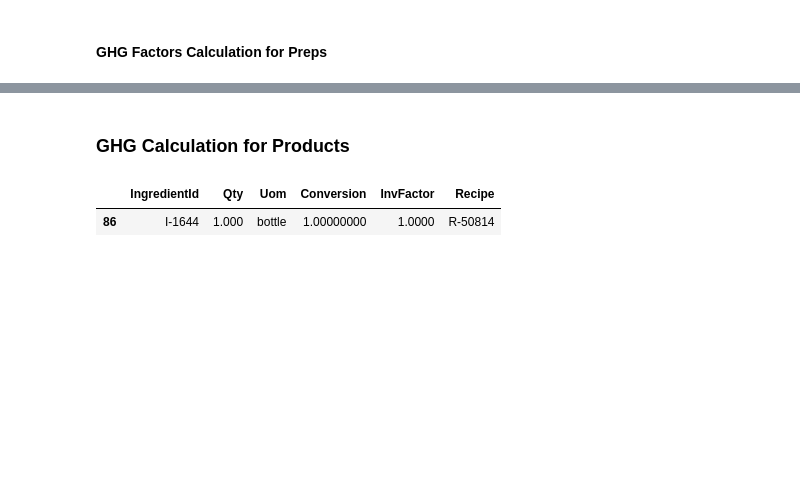
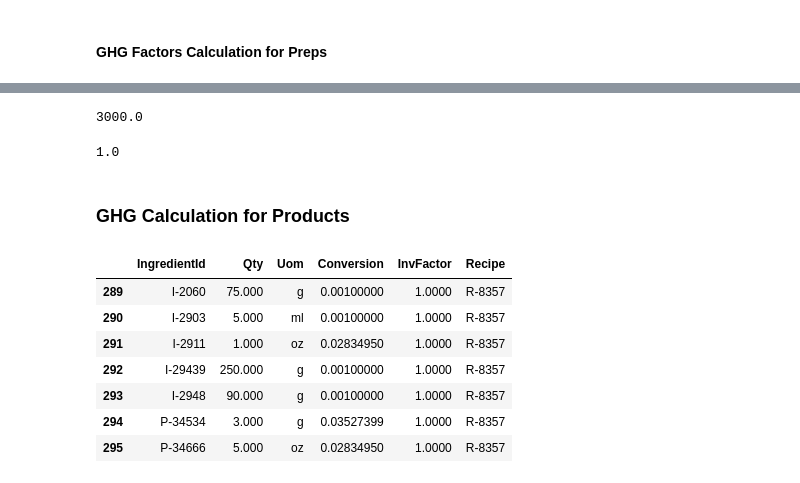
Before and after one commit to silviaaaaaaa/cffs-label, a Jupyter notebook: data analysis/ingre_analysis.ipynb, the cells around one changed output, grey strips where cells are left out. Drawn from its saved outputs; the diff is of its cells as text; code cells hidden in the pictures; blank space fills up the shorter version.

```diff
--- a/data analysis/ingre_analysis.ipynb
+++ b/data analysis/ingre_analysis.ipynb
@@ -610,17 +579,29 @@ Preps['GHG Emission/g'] = 0
 # %%
 def get_items_prep_ghgf(index, row):
     ingres = Ingredients.loc[Ingredients['Recipe'] == Preps.loc[index,'PrepId']]
+    #print(ingres)
     ghgf = Preps.loc[index, 'GHG Emission/g']
     for idx, row in ingres.iterrows():
         ingre = ingres.loc[idx,'IngredientId']
         if ingre.startswith('I'):
             ghge = mapping.loc[mapping['ItemId'] == ingre, 'Active Total Supply Chain Emissions (kg CO2 / kg food)']
             #print(ghge)
-            if ingres.loc[idx,'Uom'] in ['g', 'ml', 'Kg']:
-                weight = float(ingres.loc[idx,'Conversion'])*float(ingres.loc[idx,'InvFactor'])
-                #print(weight)
+            if Preps.loc[index,'PakUOM'] in ['L', 'Kg'] and ingres.loc[idx,'Uom'] in ['L', 'Kg']:
+                weight = float(ingres.loc[idx,'InvFactor'])
+                #print(weight, ghge)
                 ghgf += weight*float(ghge)
-                #print(ghgf)
+            if Preps.loc[index,'PakUOM'] in ['ml', 'g'] and ingres.loc[idx,'Uom'] in ['ml', 'g']:
+                weight = float(ingres.loc[idx,'InvFactor'])
+                #print(weight, ghge)
+                ghgf += weight*float(ghge)
+            if Preps.loc[index,'PakUOM'] in ['L', 'Kg'] and ingres.loc[idx,'Uom'] in ['ml', 'g']:
+                weight = float(ingres.loc[idx,'InvFactor'])*0.001
+                #print(weight, ghge)
+                ghgf += weight*float(ghge)
+            if Preps.loc[index,'PakUOM'] in ['ml', 'g'] and ingres.loc[idx,'Uom'] in ['L', 'Kg']:
+                weight = float(ingres.loc[idx,'InvFactor'])*1000
+                #print(weight, ghge)
+                ghgf += weight*float(ghge)
     Preps.loc[index, 'GHG Emission/g'] = float(ghgf)
 # %%
 for index, row in Preps.iterrows():
@@ -648,3 +666,11 @@ Preps
+# %%
+std_converter(3,'L')
+# %% [output]
+3000.0
+# %%
+spc_converter('', 1, 'K')
+# %% [output]
+1.0
 # %% [markdown]
 ### GHG Calculation for Products
 # %%
@@ -654,11 +680,17 @@ for index, row in Products.iterrows():
     ghg = 0
     Products.loc[index, 'GHG Emission (g)'] = ghg
 # %%
-ingres = Ingredients.loc[Ingredients['Recipe'] == Products.loc[1,'ProdId']]
+ingres = Ingredients.loc[Ingredients['Recipe'] == Products.loc[76,'ProdId']]
 ingres
 # %% [output]
 |  | IngredientId | Qty | Uom | Conversion | InvFactor | Recipe |
-| 86 | I-1644 | 1.000 | bottle | 1.00000000 | 1.0000 | R-50814 |
+| 289 | I-2060 | 75.000 | g | 0.00100000 | 1.0000 | R-8357 |
+| 290 | I-2903 | 5.000 | ml | 0.00100000 | 1.0000 | R-8357 |
+| 291 | I-2911 | 1.000 | oz | 0.02834950 | 1.0000 | R-8357 |
+| 292 | I-29439 | 250.000 | g | 0.00100000 | 1.0000 | R-8357 |
+| 293 | I-2948 | 90.000 | g | 0.00100000 | 1.0000 | R-8357 |
+| 294 | P-34534 | 3.000 | g | 0.03527399 | 1.0000 | R-8357 |
+| 295 | P-34666 | 5.000 | oz | 0.02834950 | 1.0000 | R-8357 |
 # %%
 ghg = 0
 for idx, row in ingres.iterrows():
```
Also changed, not shown: parts of 16 cells of this notebook, 4 other files.
